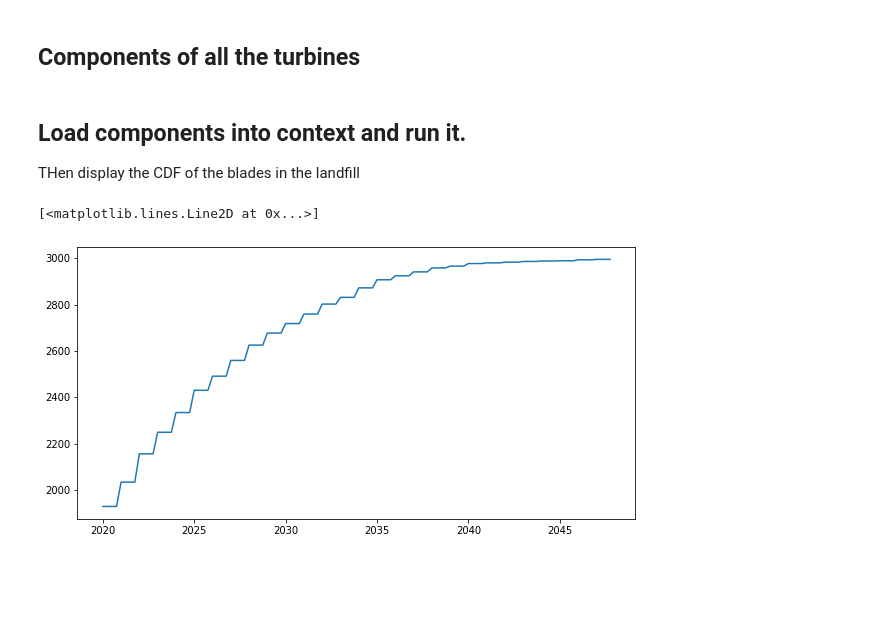
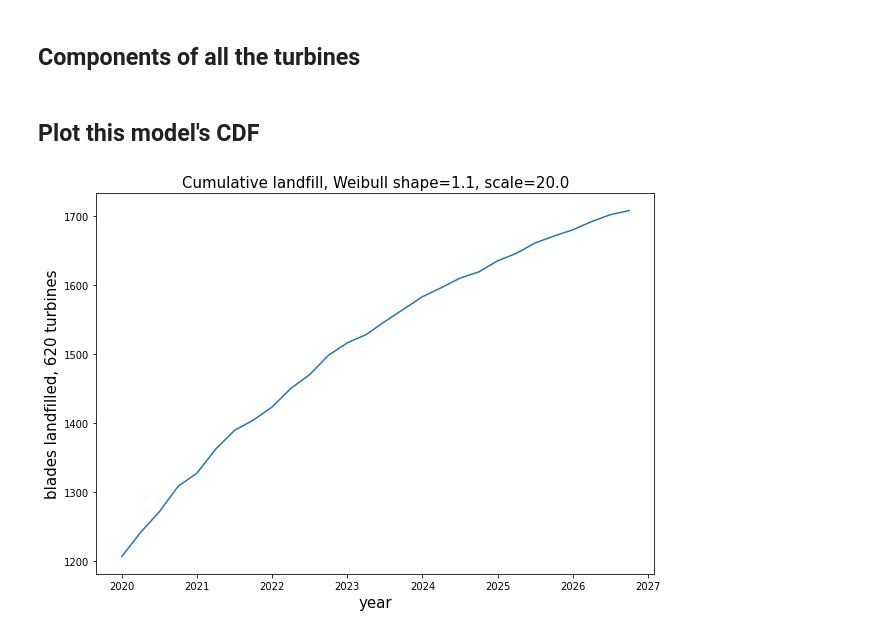
Before and after one commit to NREL/celavi, a Jupyter notebook: notebooks/landfill_one.ipynb, the cells around one changed output. Drawn from its saved outputs; the diff is of its cells as text; code cells hidden in the pictures; blank space fills up the shorter version.

Commit message:
Issue #85
Add appropriate axis labels to plots.

```diff
--- a/notebooks/landfill_one.ipynb
+++ b/notebooks/landfill_one.ipynb
@@ -10,15 +10,20 @@ np.random.seed(0)
 # %% [markdown]
 ## Lifespan functions
 # %%
+K = 1.1   # Weibull shape parameter
+L = 20.0  # Weibull scale parameter
+
 lifespan_fns = {
     "nacelle": lambda: 30,
-    "blade": lambda: round(float(weibull_min.rvs(2.2, loc=0, scale=20, size=1))),
+    "blade": lambda: round(float(weibull_min.rvs(K, loc=0, scale=L, size=1))),  # EOLs on whole years
     "foundation": lambda: 50,
     "tower": lambda: 50,
 }
 # %% [markdown]
 ## Components of all the turbines
 # %%
+number_of_turbines = 620
+
 turbine = [
     {
         "kind": "blade",
@@ -58,19 +63,20 @@ turbine = [
     },
 ]
 
-components = pd.DataFrame(turbine * 1000)
+components = pd.DataFrame(turbine * number_of_turbines)
-# %% [markdown]
-## Load components into context and run it.
-
-THen display the CDF of the blades in the landfill
+# %% [markdown]
+## Plot this model's CDF
 # %%
 context = Context()
 context.populate(components, lifespan_fns)
 landfill_inventory = context.run()
-ys = landfill_inventory.loc[160:, "blade"]
+ys = landfill_inventory.loc[160::4, "blade"]
 xs = np.arange(len(ys)) / 4 + 2020
-fig, ax = plt.subplots(nrows=1, ncols=1, figsize=(10, 5))
+fig, ax = plt.subplots(nrows=1, ncols=1, figsize=(10, 7))
 ax.plot(xs, ys)
+ax.set_ylabel(f"blades landfilled, {number_of_turbines} turbines", fontsize=15)
+ax.set_xlabel("year", fontsize=15)
+ax.set_title(f"Cumulative landfill, Weibull shape={K}, scale={L}", fontsize=15)
+plt.show()
 # %% [output]
-[<matplotlib.lines.Line2D at 0x...>]
-[figure, old version]
+[figure, new version]
```
Also changed, not shown: parts of 7 cells of this notebook.
